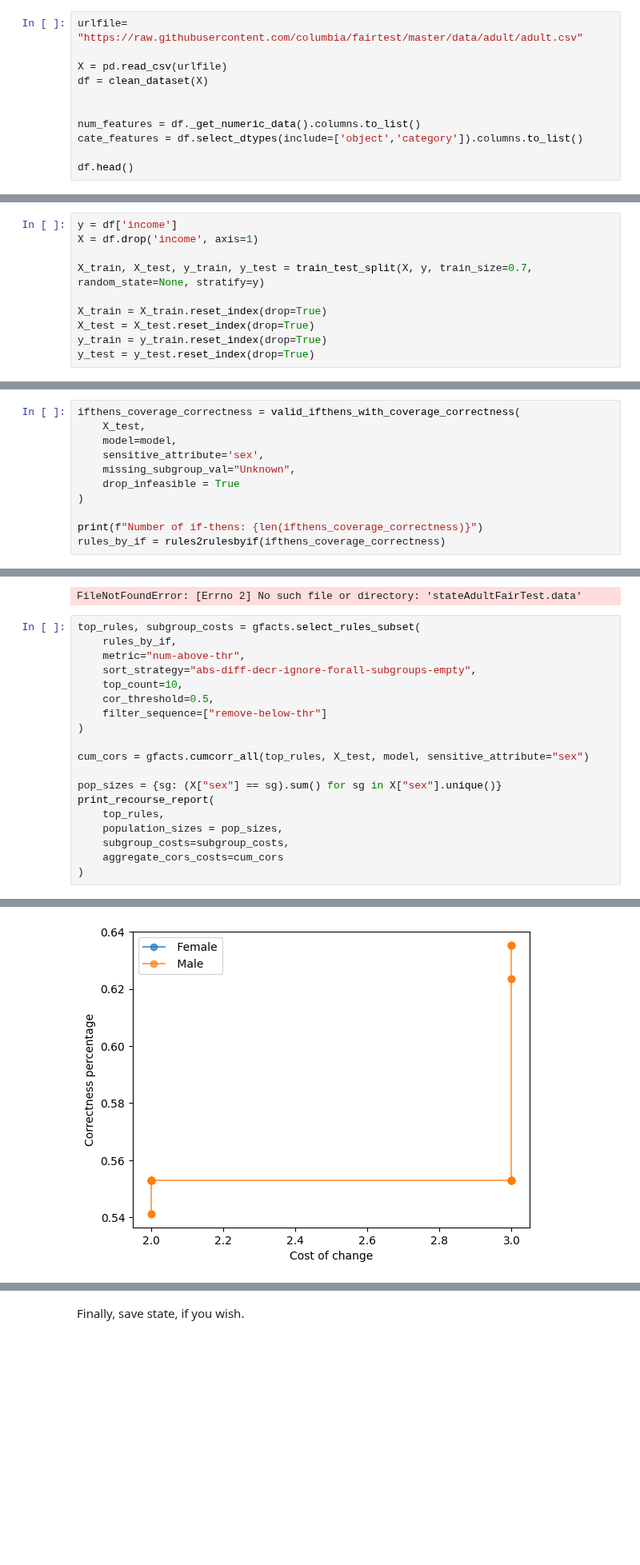
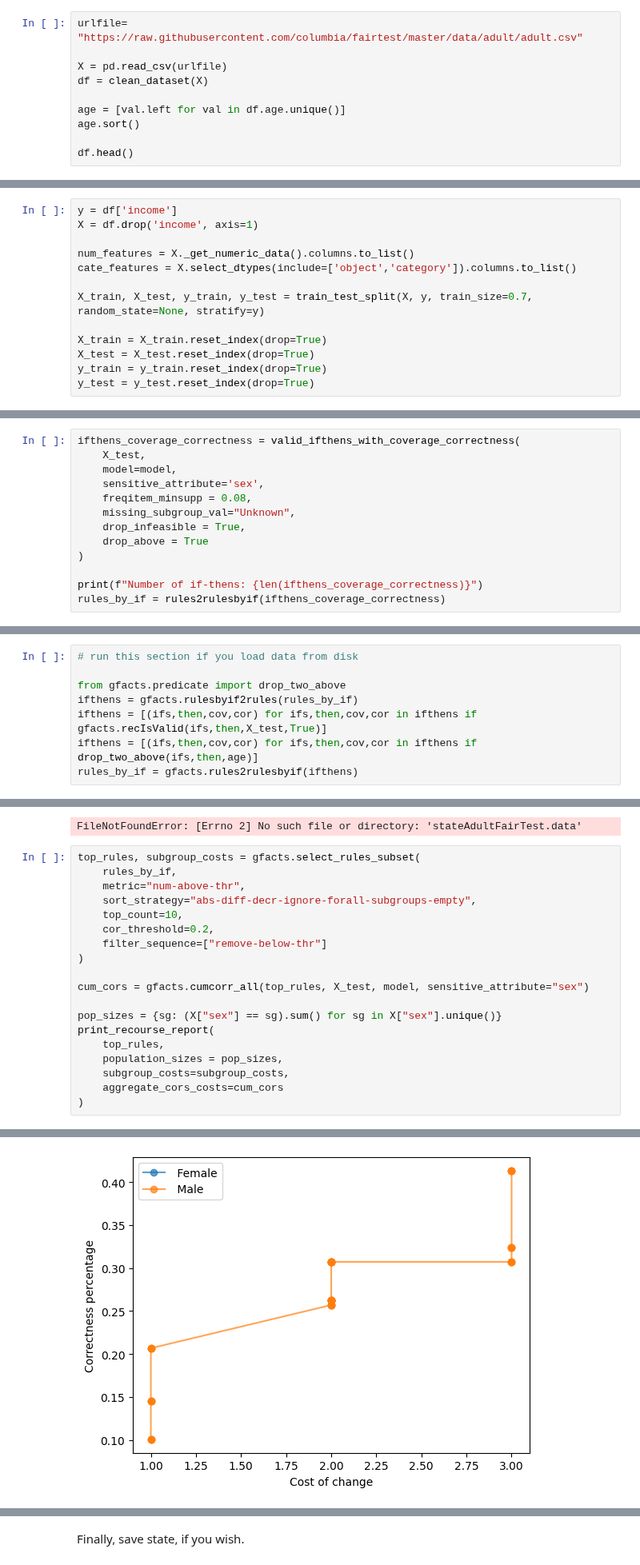
Before and after one commit to AutoFairAthenaRC/FACTS, a Jupyter notebook: gfacts/AdultDataset/AdultDatasetFairTest_preproc.ipynb, the cells around one changed output, grey strips where cells are left out. Shown at 80% size. Drawn from its saved outputs; the diff is of its cells as text; blank space fills up the shorter version.

Commit message:
Added flag for keeping thens that change value of ordered features for two or less

```diff
--- a/gfacts/AdultDataset/AdultDatasetFairTest_preproc.ipynb
+++ b/gfacts/AdultDataset/AdultDatasetFairTest_preproc.ipynb
@@ -54,9 +54,8 @@ urlfile= "https://raw.githubusercontent.com/columbia/fairtest/master/data/adult/
 X = pd.read_csv(urlfile)
 df = clean_dataset(X)
 
-
-num_features = df._get_numeric_data().columns.to_list()
-cate_features = df.select_dtypes(include=['object','category']).columns.to_list()
+age = [val.left for val in df.age.unique()]
+age.sort()
 
 df.head()
 # %% [output]
@@ -71,6 +70,9 @@ df.head()
 # %%
 y = df['income']
 X = df.drop('income', axis=1)
+
+num_features = X._get_numeric_data().columns.to_list()
+cate_features = X.select_dtypes(include=['object','category']).columns.to_list()
 
 X_train, X_test, y_train, y_test = train_test_split(X, y, train_size=0.7, random_state=None, stratify=y)
 
@@ -122,8 +124,10 @@ ifthens_coverage_correctness = valid_ifthens_with_coverage_correctness(
     X_test,
     model=model,
     sensitive_attribute='sex',
+    freqitem_minsupp = 0.08,
     missing_subgroup_val="Unknown",
-    drop_infeasible = True
+    drop_infeasible = True,
+    drop_above = True
 )
 
 print(f"Number of if-thens: {len(ifthens_coverage_correctness)}")
@@ -157,3 +155,11 @@ rules_by_if = gfacts.rules2rulesbyif(ifthens)
+# %%
+# run this section if you load data from disk
+
+from gfacts.predicate import drop_two_above
+ifthens = gfacts.rulesbyif2rules(rules_by_if)
+ifthens = [(ifs,then,cov,cor) for ifs,then,cov,cor in ifthens if gfacts.recIsValid(ifs,then,X_test,True)]
+ifthens = [(ifs,then,cov,cor) for ifs,then,cov,cor in ifthens if drop_two_above(ifs,then,age)]
+rules_by_if = gfacts.rules2rulesbyif(ifthens)
 # %%
 K = 10
 
@@ -373,7 +381,7 @@ top_rules, subgroup_costs = gfacts.select_rules_subset(
     metric="num-above-thr",
     sort_strategy="abs-diff-decr-ignore-forall-subgroups-empty",
     top_count=10,
-    cor_threshold=0.5,
+    cor_threshold=0.2,
     filter_sequence=["remove-below-thr"]
 )
 
@@ -478,2 +486,2 @@ If capital-loss = 0, education-num = 9, hours-per-week = FullTime, occupation =
         Cumulative correctness plot for the above recourses:
-[figure, old version]
+[figure, new version]
```
Also changed, not shown: parts of 14 cells of this notebook, 2 other files.
